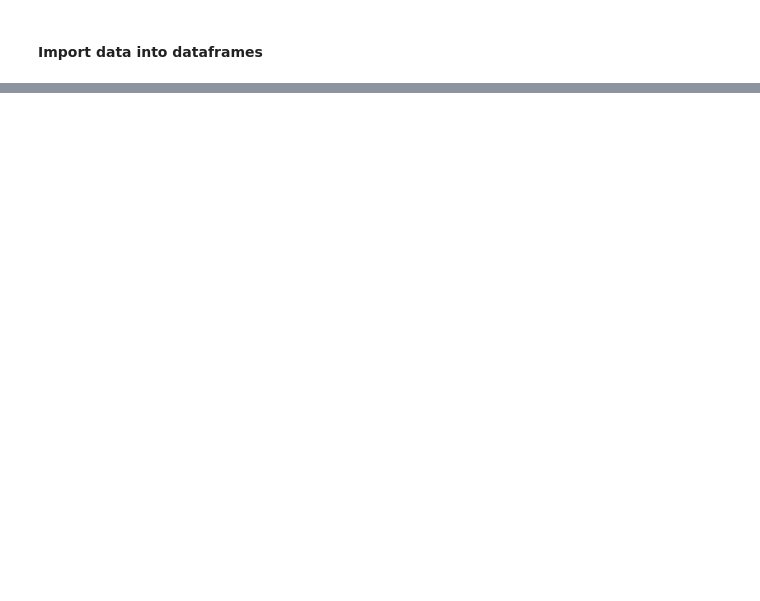
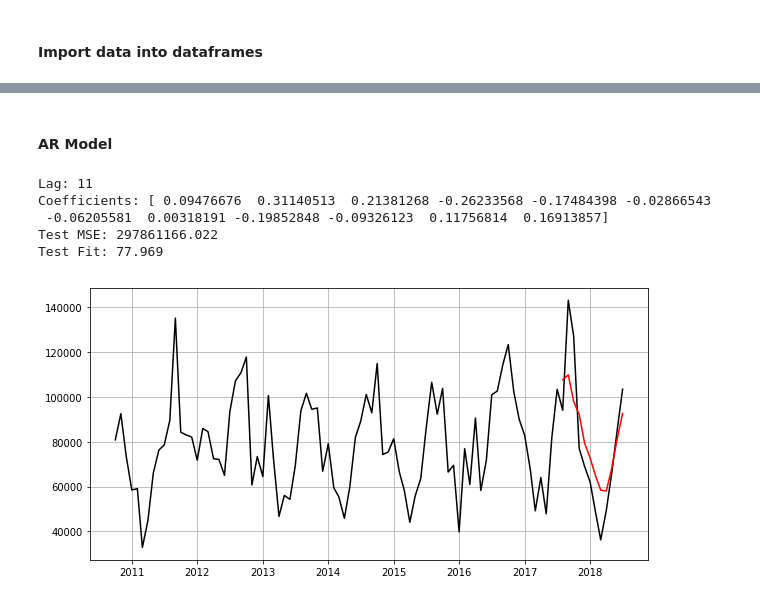
Before and after one commit to fernandarp/Wind-Energy-Forecasting, a Jupyter notebook: view/main_view.ipynb, the cells around one changed output, grey strips where cells are left out. Cells and saved outputs as stored; diff of their text form; code cells hidden in the pictures; blank space fills up the shorter version.

```diff
--- a/view/main_view.ipynb
+++ b/view/main_view.ipynb
@@ -57,0 +77,28 @@ plt.show()
+# %% [markdown]
+#### AR Model
+# %%
+from sklearn.metrics import mean_squared_error
+import ar_model
+
+test_size = 12
+data, mean, std = ts.normalize_z_score(arr_energy[0], 'Energy', test_size)
+
+AR = ar_model.ARModel(np.array(data['Energy']), test_size)
+predictions = AR.run_AR()
+
+error = mean_squared_error(AR.test*std + mean, predictions*std + mean)
+fit = (1 - np.sqrt(error)/mean)*100
+print('Test MSE: %.3f' % error)
+print('Test Fit: %.3f' % fit)
+
+fig = plt.figure(figsize=(10,5))
+plt.plot(data['Date'], arr_energy[0]['Energy'], 'k', data['Date'][-test_size:], predictions * std + mean, 'r')
+plt.grid(True)
+plt.show()
+# %% [output]
+Lag: 11
+Coefficients: [ 0.09476676  0.31140513  0.21381268 -0.26233568 -0.17484398 -0.02866543
+ -0.06205581  0.00318191 -0.19852848 -0.09326123  0.11756814  0.16913857]
+Test MSE: 297861166.022
+Test Fit: 77.969
+[figure, added]
```
Also changed, not shown: parts of 11 cells of this notebook, 8 other files.
